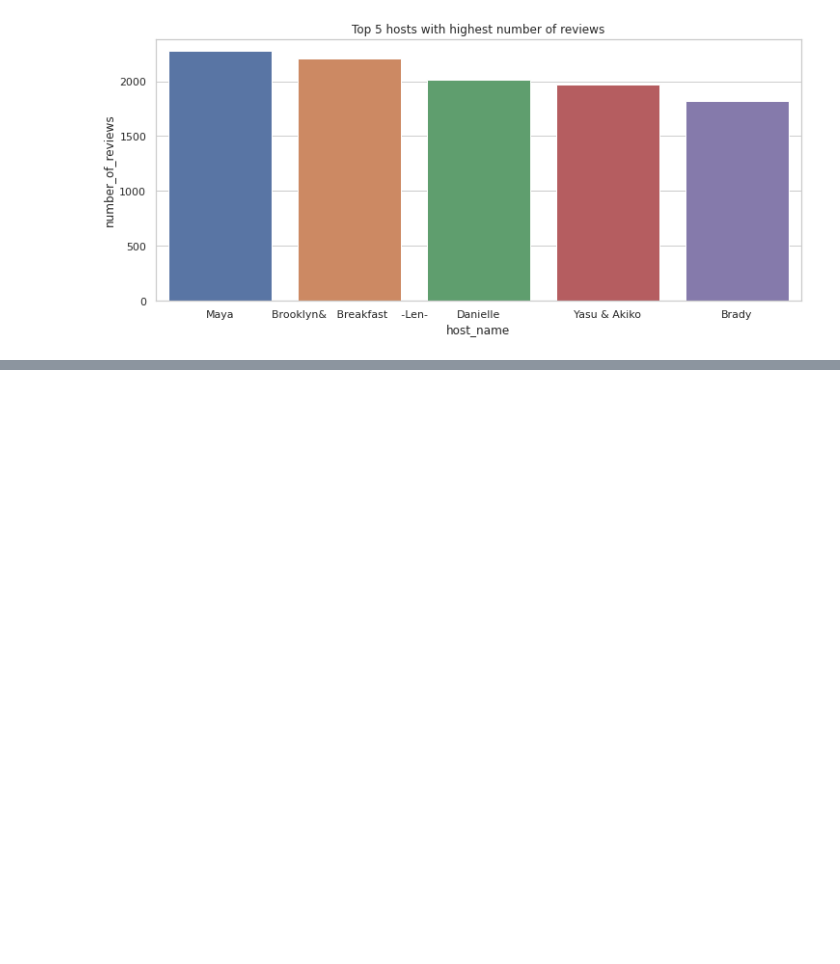
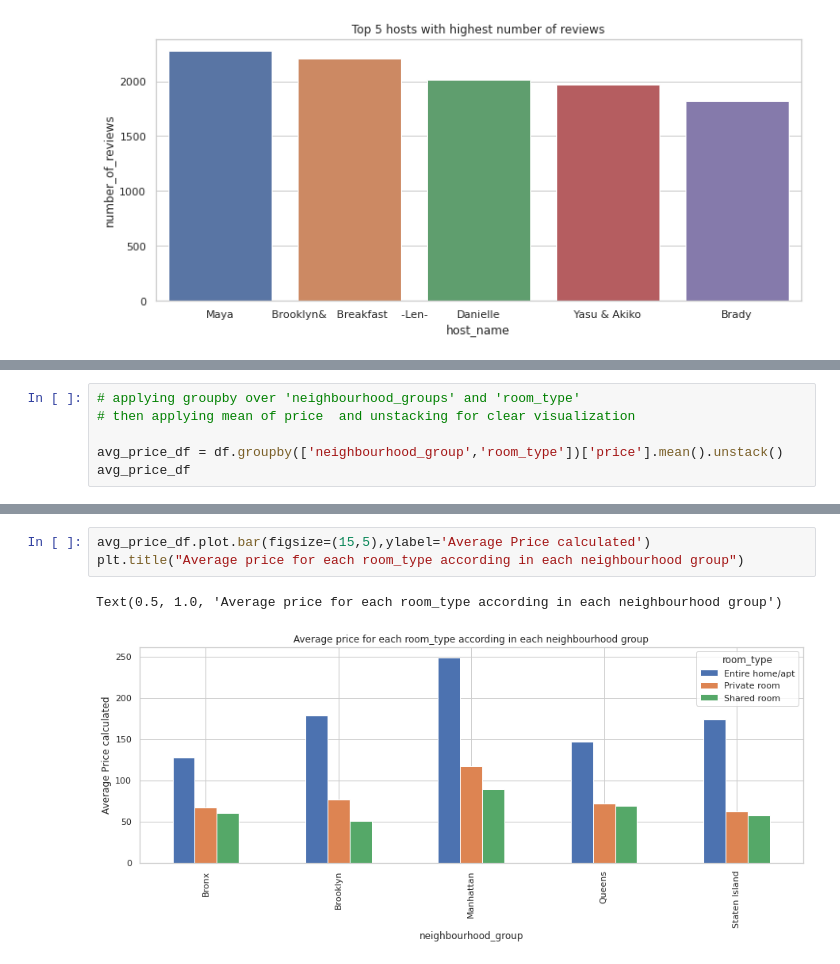
Before and after one commit to bhavikk001/airbnb-eda, a Jupyter notebook: Airbnb_Bookings_Analysis_(Team)_Capstone_Project.ipynb, the cells around one changed output, grey strips where cells are left out. Saved outputs shown, nothing was run; the diff lists cells and outputs as text; blank space fills up the shorter version.

```diff
--- a/Airbnb_Bookings_Analysis_(Team)_Capstone_Project.ipynb
+++ b/Airbnb_Bookings_Analysis_(Team)_Capstone_Project.ipynb
@@ -705,0 +721,6 @@ plt.show()
+# %%
+# applying groupby over 'neighbourhood_groups' and 'room_type'
+# then applying mean of price  and unstacking for clear visualization
+
+avg_price_df = df.groupby(['neighbourhood_group','room_type'])['price'].mean().unstack()
+avg_price_df
@@ -705,0 +735,6 @@ plt.show()
+# %%
+avg_price_df.plot.bar(figsize=(15,5),ylabel='Average Price calculated')
+plt.title("Average price for each room_type according in each neighbourhood group")
+# %% [output]
+Text(0.5, 1.0, 'Average price for each room_type according in each neighbourhood group')
+[figure, added]
```
Also changed, not shown: parts of 16 cells of this notebook.
